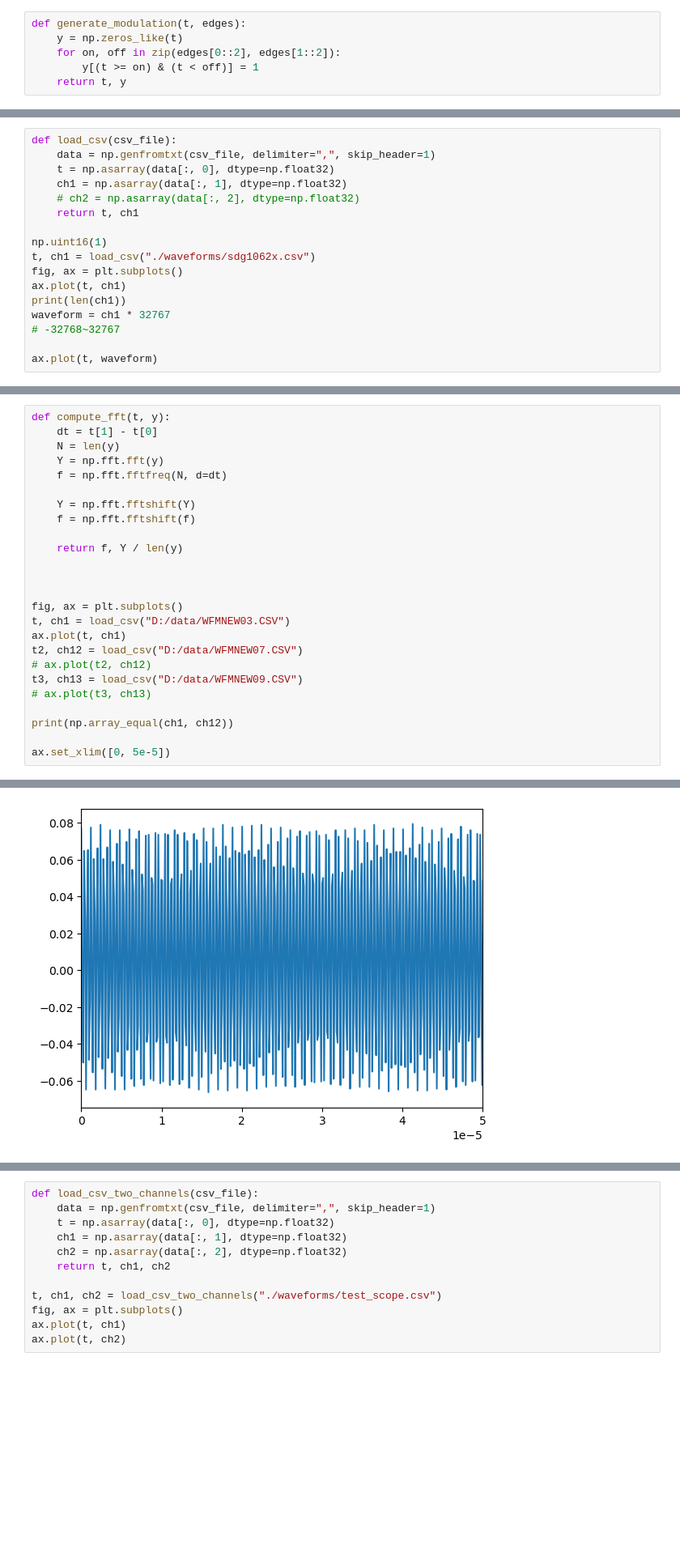
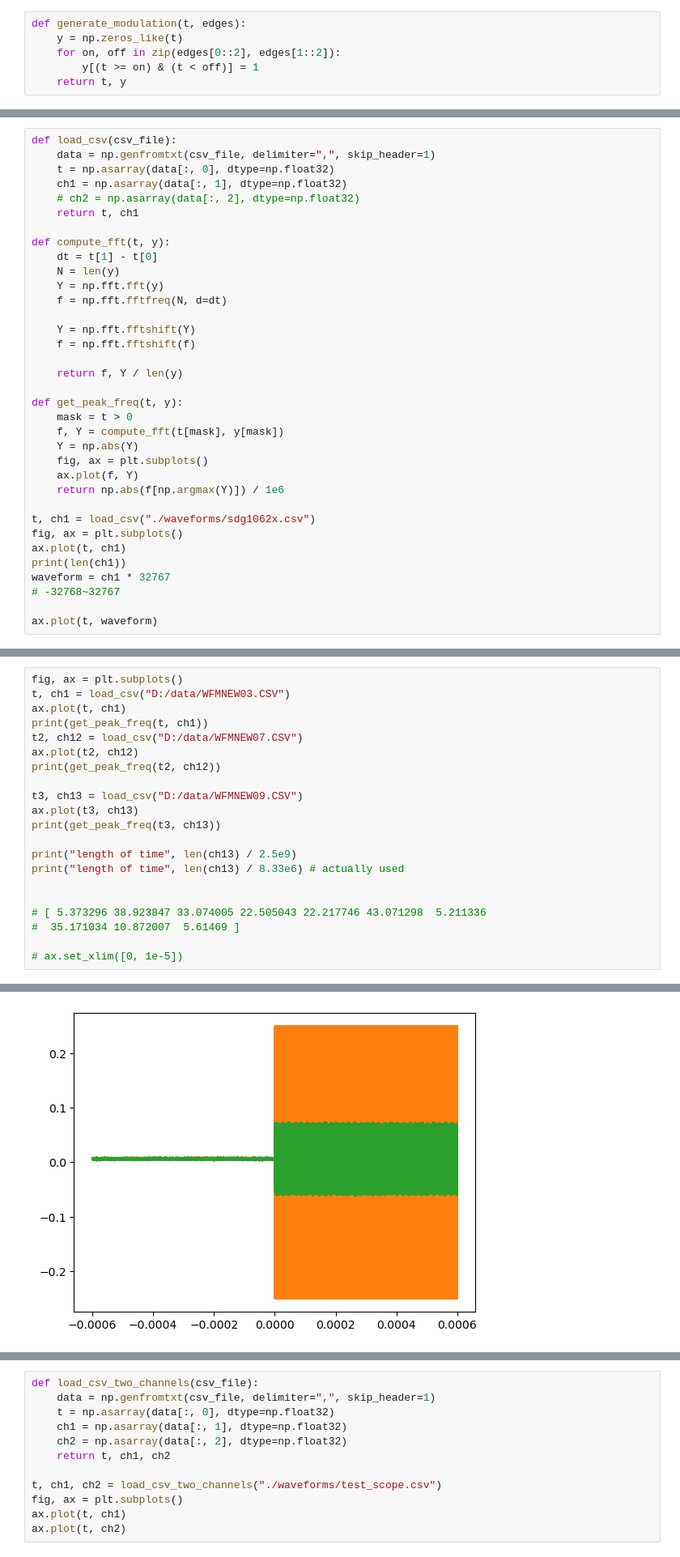
Before and after one commit to meimei2027/diamonds, a Jupyter notebook: experiment/view_data.ipynb, the cells around one changed output, grey strips where cells are left out. Shown at 81% size. Drawn from its saved outputs; the diff is of its cells as text; blank space fills up the shorter version.

```diff
--- a/experiment/timing.ipynb
+++ b/experiment/view_data.ipynb
@@ -29,7 +29,25 @@ def load_csv(csv_file):
     # ch2 = np.asarray(data[:, 2], dtype=np.float32)
     return t, ch1
 
-np.uint16(1)
+def compute_fft(t, y):
+    dt = t[1] - t[0]
+    N = len(y)
+    Y = np.fft.fft(y)
+    f = np.fft.fftfreq(N, d=dt)
+
+    Y = np.fft.fftshift(Y)
+    f = np.fft.fftshift(f)
+
+    return f, Y / len(y)
+
+def get_peak_freq(t, y):
+    mask = t > 0
+    f, Y = compute_fft(t[mask], y[mask])
+    Y = np.abs(Y)
+    fig, ax = plt.subplots()
+    ax.plot(f, Y)
+    return np.abs(f[np.argmax(Y)]) / 1e6
+
 t, ch1 = load_csv("./waveforms/sdg1062x.csv")
 fig, ax = plt.subplots()
 ax.plot(t, ch1)
@@ -43,28 +61,24 @@ ax.plot(t, waveform)
 [<matplotlib.lines.Line2D at 0x...>]
 [figure]
 # %%
-def compute_fft(t, y):
-    dt = t[1] - t[0]
-    N = len(y)
-    Y = np.fft.fft(y)
-    f = np.fft.fftfreq(N, d=dt)
-
-    Y = np.fft.fftshift(Y)
-    f = np.fft.fftshift(f)
-
-    return f, Y / len(y)
-
-
-
 fig, ax = plt.subplots()
 t, ch1 = load_csv("D:/data/WFMNEW03.CSV")
 ax.plot(t, ch1)
+print(get_peak_freq(t, ch1))
 t2, ch12 = load_csv("D:/data/WFMNEW07.CSV")
-# ax.plot(t2, ch12)
+ax.plot(t2, ch12)
+print(get_peak_freq(t2, ch12))
+
 t3, ch13 = load_csv("D:/data/WFMNEW09.CSV")
-# ax.plot(t3, ch13)
+ax.plot(t3, ch13)
+print(get_peak_freq(t3, ch13))
 
-print(np.array_equal(ch1, ch12))
+print("length of time", len(ch13) / 2.5e9)
+print("length of time", len(ch13) / 8.33e6) # actually used
 
-ax.set_xlim([0, 5e-5])
+
+# [ 5.373296 38.923847 33.074005 22.505043 22.217746 43.071298  5.211336
+#  35.171034 10.872007  5.61469 ]
+
+# ax.set_xlim([0, 1e-5])
 # %% [output]
@@ -74 +90 @@ False
-[figure, old version]
+[figure, new version]
```
Also changed, not shown: parts of 2 cells of this notebook, 3 other files.
